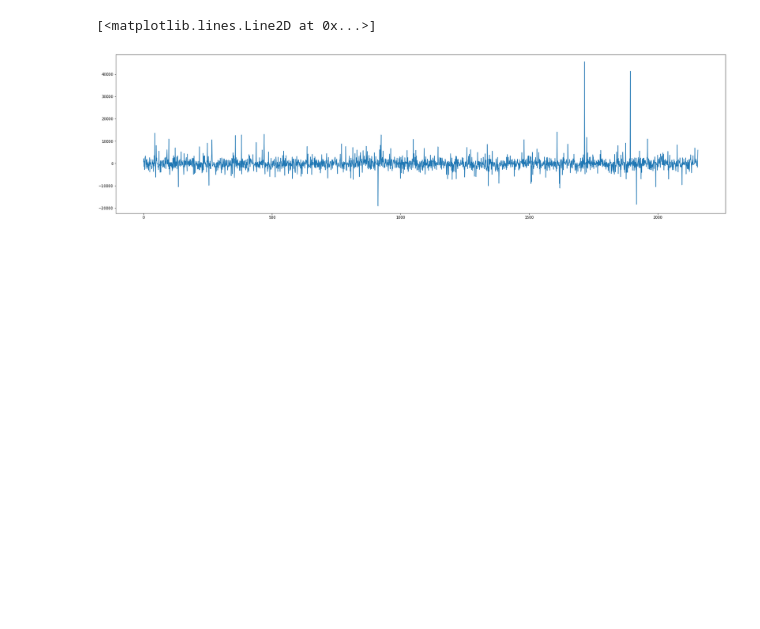
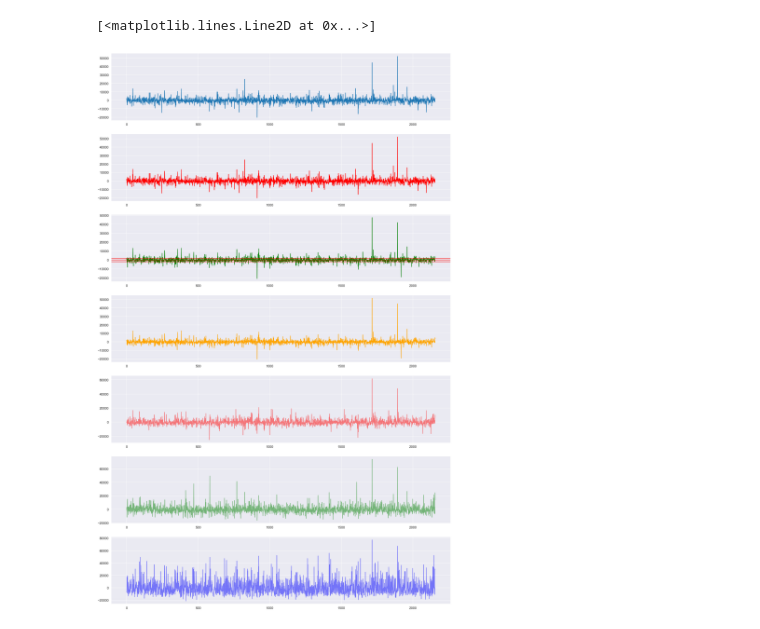
Before and after one commit to SKawsar/bmw_used_car, a Jupyter notebook: modeling.ipynb, the cells around one changed output. Cells and saved outputs as stored; diff of their text form; code cells hidden in the pictures; blank space fills up the shorter version.

```diff
--- a/modeling.ipynb
+++ b/modeling.ipynb
@@ -241,7 +334,36 @@ display(OUT)
-# %%
-plt.figure(figsize=(30,8))
-plt.plot(OUT.index, OUT.actual-OUT.GB)
-# plt.plot(OUT.index, OUT.GB)
-# %% [output]
-[<matplotlib.lines.Line2D at 0x...>]
-[figure, removed]
+# %%
+# to generate clear images
+sns.set_context('talk')
+
+# set the background of the images
+sns.set_style('darkgrid')
+# %%
+plt.figure(figsize=(30,50))
+
+plt.subplot(7,1,1)
+plt.plot(OUT.index, OUT.actual-OUT.DT)
+
+plt.subplot(7,1,2)
+plt.plot(OUT.index, OUT.actual-OUT.RF, color='red')
+
+plt.subplot(7,1,3)
+plt.plot(OUT.index, OUT.actual-OUT.GB, color='green')
+plt.axhline(y=0, color='r', linestyle='-')
+plt.axhline(y=2000, color='r', linestyle='-')
+plt.axhline(y=-2000, color='r', linestyle='-')
+
+plt.subplot(7,1,4)
+plt.plot(OUT.index, OUT.actual-OUT.XGB, color='orange')
+
+plt.subplot(7,1,5)
+plt.plot(OUT.index, OUT.actual-OUT.LR, color='red', alpha=0.5)
+
+plt.subplot(7,1,6)
+plt.plot(OUT.index, OUT.actual-OUT.AB, color='green', alpha=0.5)
+
+plt.subplot(7,1,7)
+plt.plot(OUT.index, OUT.actual-OUT.EN, color='blue', alpha=0.5)
+# plt.plot(OUT.index, OUT.GB)
+# %% [output]
+[<matplotlib.lines.Line2D at 0x...>]
+[figure, added]
```
Also changed, not shown: parts of 18 cells of this notebook, 2 other files.
